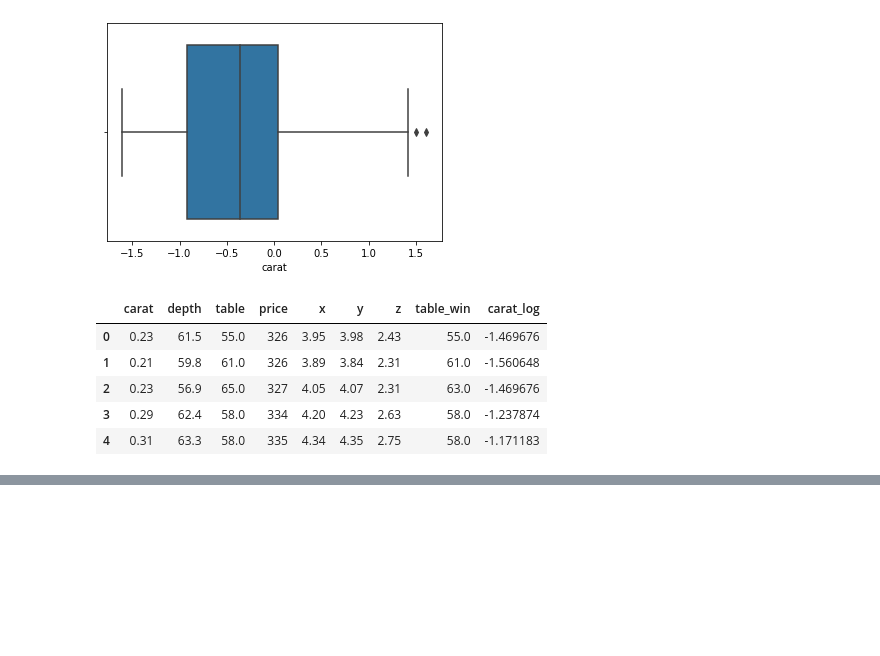
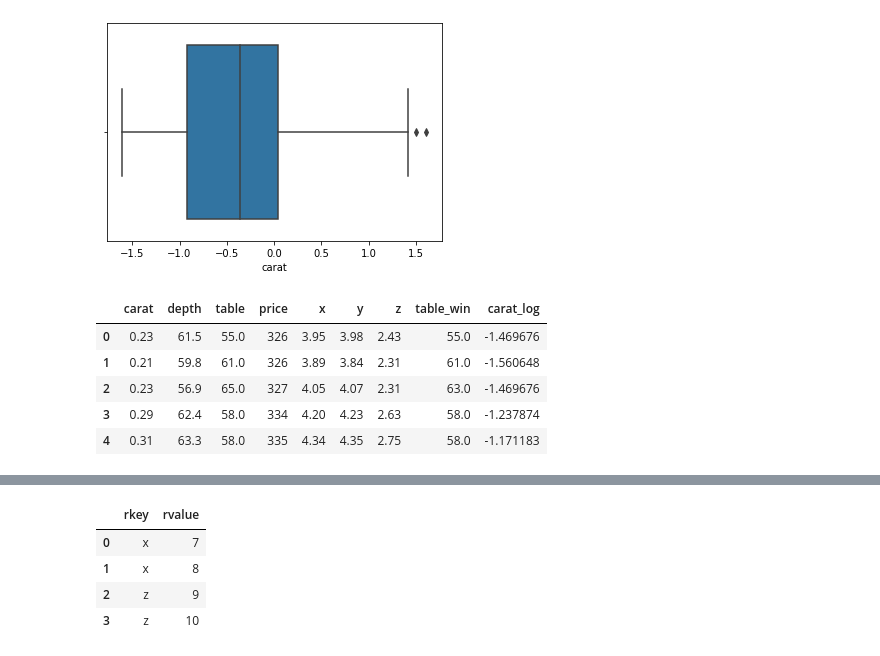
Before and after one commit to hersany/DataScience, a Jupyter notebook: Pandas/Pandas_Class2.ipynb, the cells around one changed output, grey strips where cells are left out. Saved outputs shown, nothing was run; the diff lists cells and outputs as text; code cells hidden in the pictures; blank space fills up the shorter version.

```diff
--- a/Pandas/Pandas_Class2.ipynb
+++ b/Pandas/Pandas_Class2.ipynb
@@ -981,0 +999,8 @@ df.head()
+# %%
+df2
+# %% [output]
+|  | rkey | rvalue |
+| 0 | x | 7 |
+| 1 | x | 8 |
+| 2 | z | 9 |
+| 3 | z | 10 |
```
Also changed, not shown: parts of 4 cells of this notebook, 1 other file.
